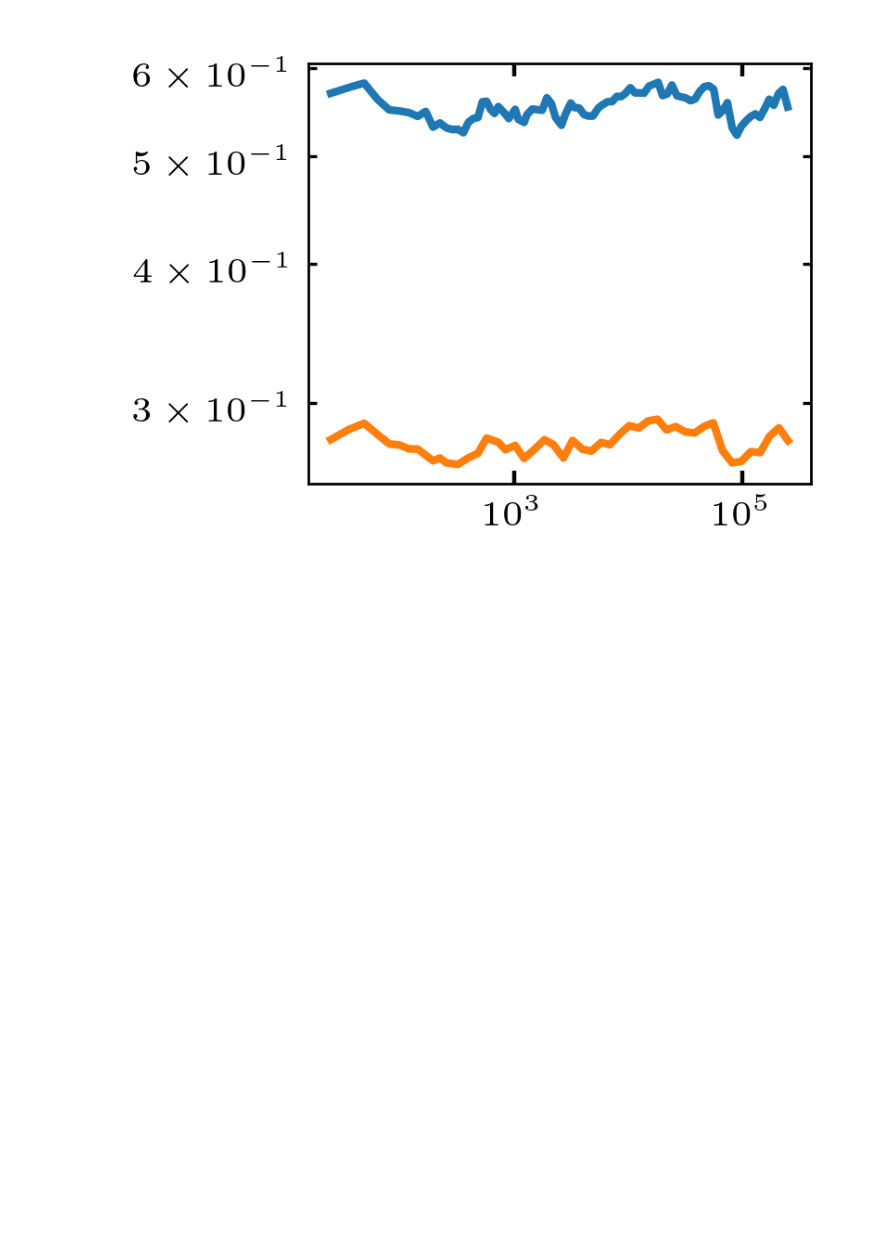
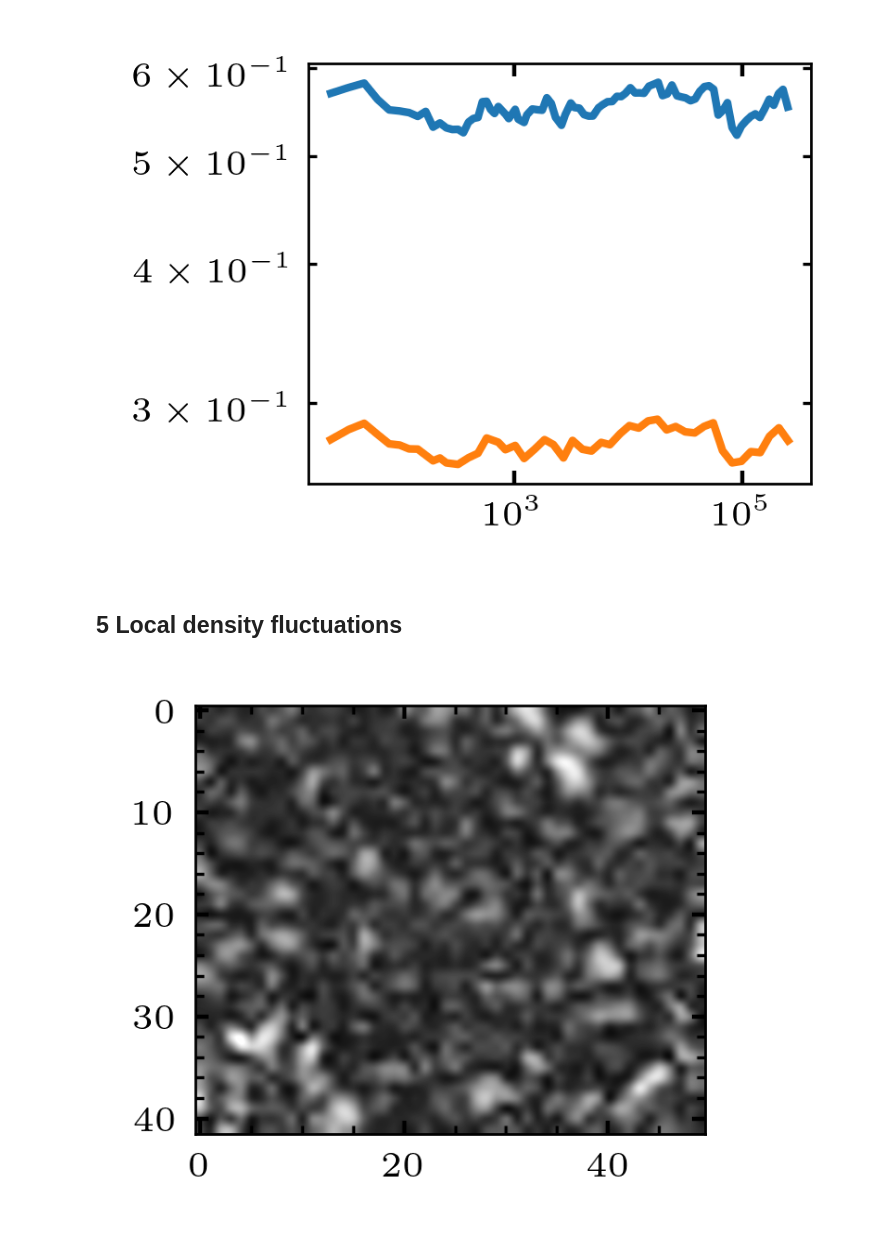
Before and after one commit to ZLoverty/Python, a Jupyter notebook: Correlation/src/fig-2_GNF.ipynb, the cells around one changed output. Saved outputs shown, nothing was run; the diff lists cells and outputs as text; code cells hidden in the pictures; blank space fills up the shorter version.

```diff
--- a/Correlation/src/fig-2_GNF.ipynb
+++ b/Correlation/src/fig-2_GNF.ipynb
@@ -879,3 +887,14 @@ def divide_stack(img_stack, winsize=[50, 50], step=25):
 # %%
 img_stack = np.random.rand(30, 30, 30)
 d = divide_stack(img_stack, winsize=[3, 3], step=5)
+# %% [markdown]
+## 5 Local density fluctuations
+# %%
+stack = np.load(r'I:\moreData\08032020\small_imseq\02\stack.npy')
+n = 3200
+substack = stack[n: n+10]
+ldf = substack.std(axis=0)
+plt.imshow(ldf, vmin=0, vmax=1.31, cmap='gray', interpolation='spline16')
+np.save(r'I:\Google Drive\Research projects\DF\data\kinetics-PIV-overlay\{:04d}.npy'.format(n), ldf)
+# %% [output]
+[figure, added]
```
Also changed, not shown: parts of 9 cells of this notebook, 3 other files.
